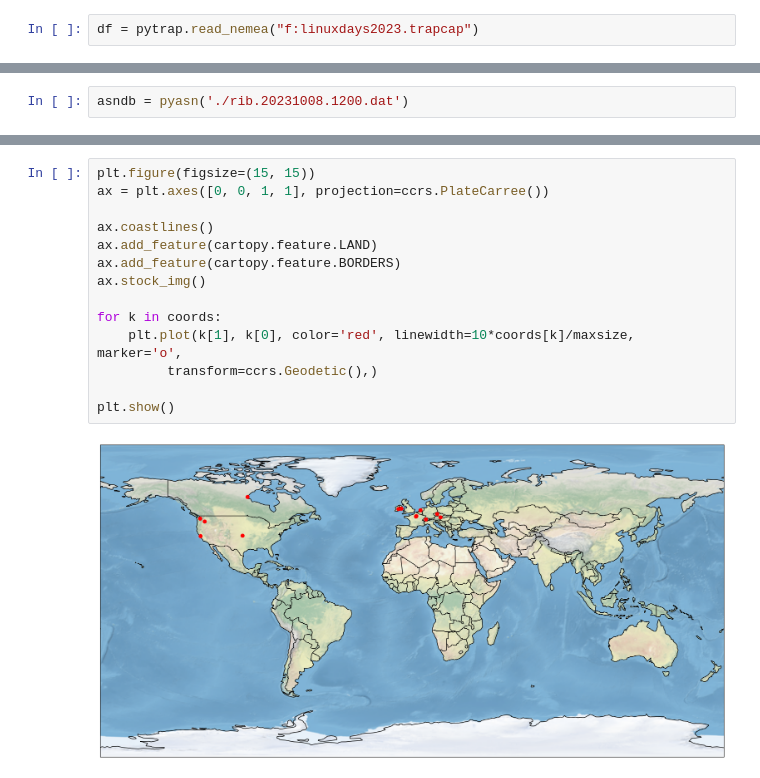
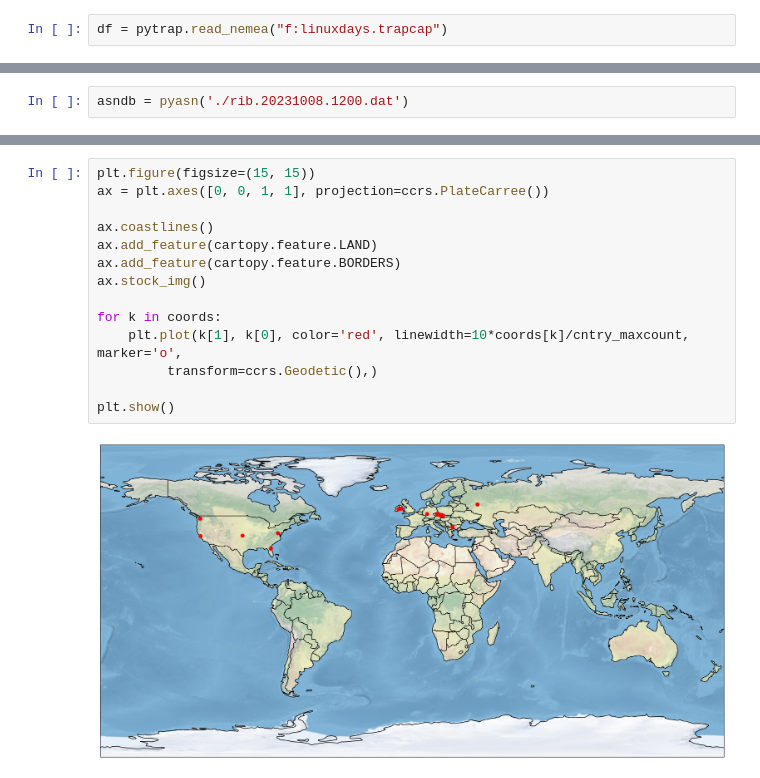
Before and after one commit to cejkato2/linuxdays2023, a Jupyter notebook: notebook/linuxdays2023.ipynb, the cells around one changed output, grey strips where cells are left out. Drawn from its saved outputs; the diff is of its cells as text.

```diff
--- a/notebook/linuxdays2023.ipynb
+++ b/notebook/linuxdays2023.ipynb
@@ -15,5 +19,5 @@ from pyasn import pyasn
 # %%
-df = pytrap.read_nemea("f:linuxdays2023.trapcap")
+df = pytrap.read_nemea("f:linuxdays.trapcap")
 # %%
 def plot_snis_stats(df, field):
     df = df[df[field] != ""]
@@ -153,19 +162,19 @@ df[df.DST_PORT==443]
 # %%
 plt.figure(figsize=(15, 15))
 ax = plt.axes([0, 0, 1, 1], projection=ccrs.PlateCarree())
 
 ax.coastlines()
 ax.add_feature(cartopy.feature.LAND)
 ax.add_feature(cartopy.feature.BORDERS)
 ax.stock_img()
 
 for k in coords:
-    plt.plot(k[1], k[0], color='red', linewidth=10*coords[k]/maxsize, marker='o',
+    plt.plot(k[1], k[0], color='red', linewidth=10*coords[k]/cntry_maxcount, marker='o',
          transform=ccrs.Geodetic(),)
 
 plt.show()
 # %% [output]
-[figure, old version]
+[figure, new version]
 # %%
 import cartopy.io.shapereader as shpreader
 plt.figure(figsize=(15, 15))
```
Also changed, not shown: parts of 10 cells of this notebook, 2 other files.
